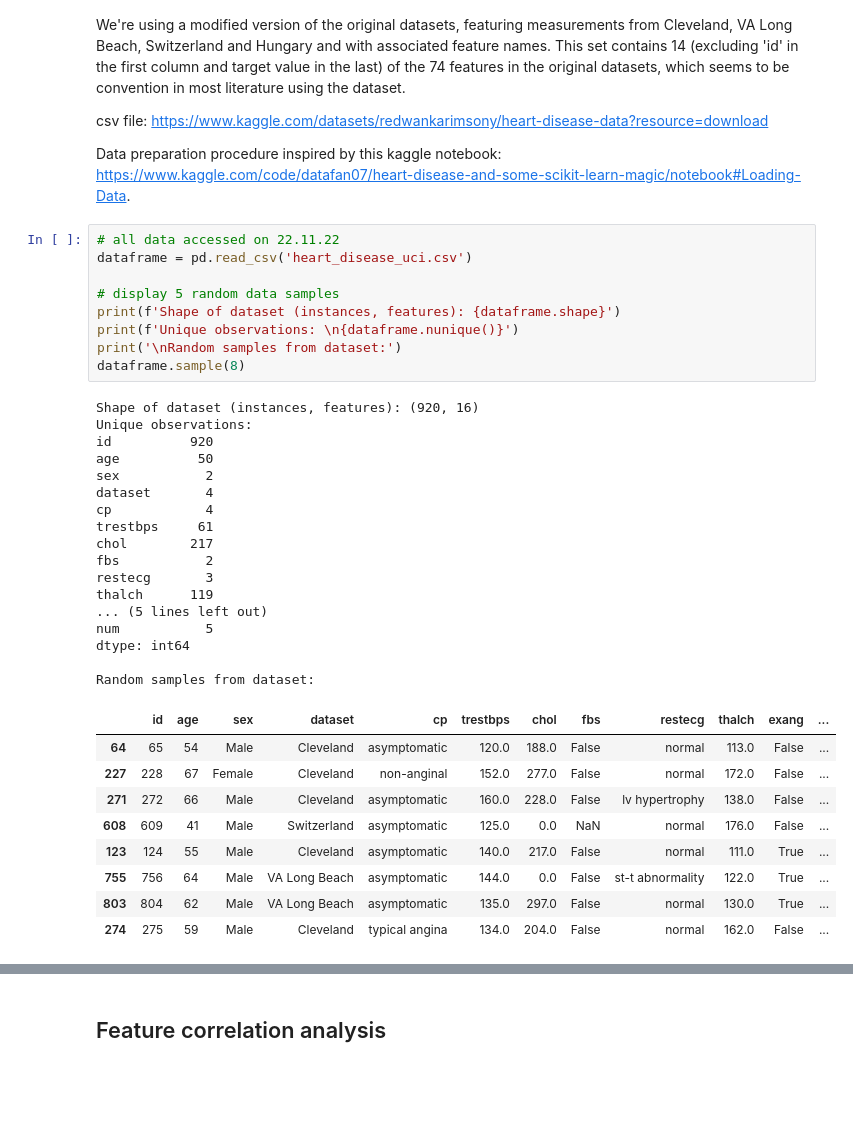
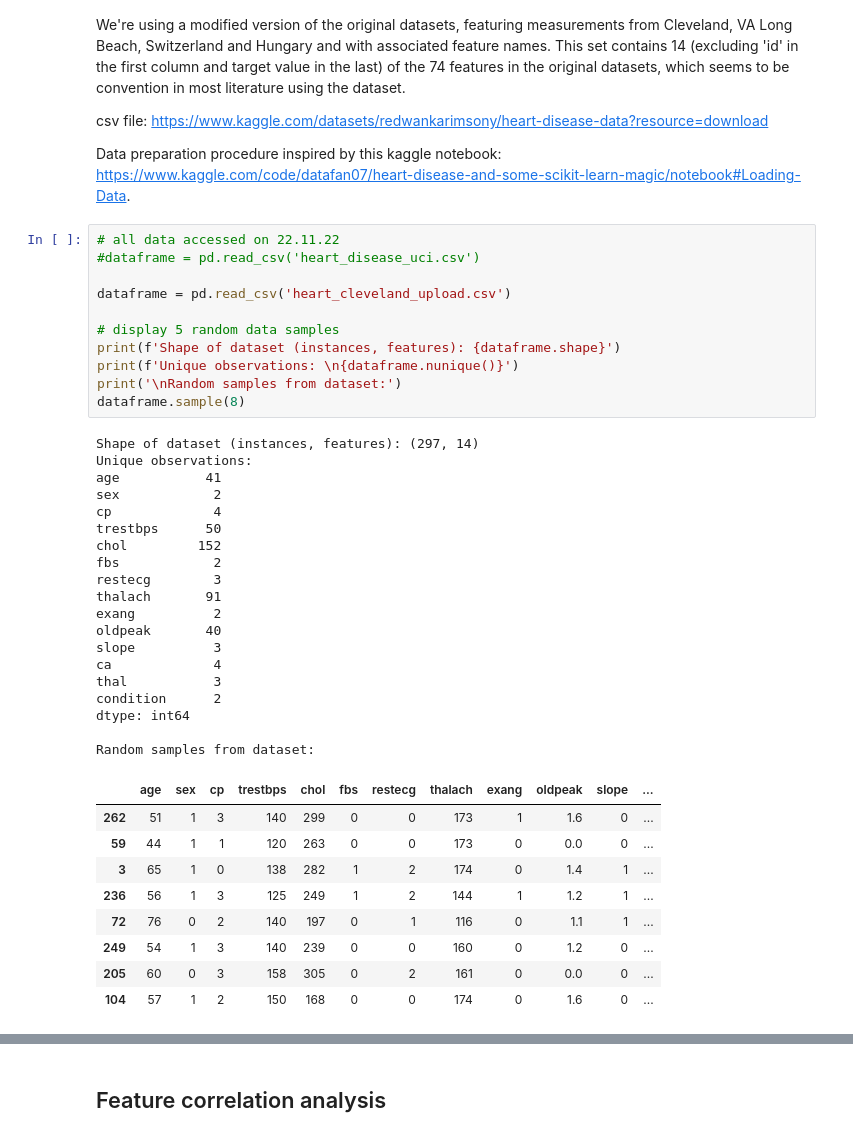
Before and after one commit to lassetotl/fys-stk, a Jupyter notebook: project 3/Dataprep_A.ipynb, the cells around one changed output, grey strips where cells are left out. Drawn from its saved outputs; the diff is of its cells as text; blank space fills up the shorter version.

```diff
--- a/project 3/Dataprep_A.ipynb
+++ b/project 3/Dataprep_A.ipynb
@@ -24,40 +24,44 @@ csv file: https://www.kaggle.com/datasets/redwankarimsony/heart-disease-data?res
 Data preparation procedure inspired by this kaggle notebook: https://www.kaggle.com/code/datafan07/heart-disease-and-some-scikit-learn-magic/notebook#Loading-Data.
 # %%
 # all data accessed on 22.11.22
-dataframe = pd.read_csv('heart_disease_uci.csv')
+#dataframe = pd.read_csv('heart_disease_uci.csv')
+
+dataframe = pd.read_csv('heart_cleveland_upload.csv')
 
 # display 5 random data samples
 print(f'Shape of dataset (instances, features): {dataframe.shape}')
 print(f'Unique observations: \n{dataframe.nunique()}')
 print('\nRandom samples from dataset:')
 dataframe.sample(8)
 # %% [output]
-Shape of dataset (instances, features): (920, 16)
+Shape of dataset (instances, features): (297, 14)
 Unique observations:
-id          920
-age          50
-sex           2
-dataset       4
-cp            4
-trestbps     61
-chol        217
-fbs           2
-restecg       3
-thalch      119
-... (5 lines left out)
-num           5
+age           41
+sex            2
+cp             4
+trestbps      50
+chol         152
+fbs            2
+restecg        3
+thalach       91
+exang          2
+oldpeak       40
+slope          3
+ca             4
+thal           3
+condition      2
 dtype: int64
 
 Random samples from dataset:
-|  | id | age | sex | dataset | cp | trestbps | chol | fbs | restecg | thalch | exang | ... |
-| 64 | 65 | 54 | Male | Cleveland | asymptomatic | 120.0 | 188.0 | False | normal | 113.0 | False | ... |
-| 227 | 228 | 67 | Female | Cleveland | non-anginal | 152.0 | 277.0 | False | normal | 172.0 | False | ... |
-| 271 | 272 | 66 | Male | Cleveland | asymptomatic | 160.0 | 228.0 | False | lv hypertrophy | 138.0 | False | ... |
-| 608 | 609 | 41 | Male | Switzerland | asymptomatic | 125.0 | 0.0 | NaN | normal | 176.0 | False | ... |
-| 123 | 124 | 55 | Male | Cleveland | asymptomatic | 140.0 | 217.0 | False | normal | 111.0 | True | ... |
-| 755 | 756 | 64 | Male | VA Long Beach | asymptomatic | 144.0 | 0.0 | False | st-t abnormality | 122.0 | True | ... |
-| 803 | 804 | 62 | Male | VA Long Beach | asymptomatic | 135.0 | 297.0 | False | normal | 130.0 | True | ... |
-| 274 | 275 | 59 | Male | Cleveland | typical angina | 134.0 | 204.0 | False | normal | 162.0 | False | ... |
+|  | age | sex | cp | trestbps | chol | fbs | restecg | thalach | exang | oldpeak | slope | ... |
+| 262 | 51 | 1 | 3 | 140 | 299 | 0 | 0 | 173 | 1 | 1.6 | 0 | ... |
+| 59 | 44 | 1 | 1 | 120 | 263 | 0 | 0 | 173 | 0 | 0.0 | 0 | ... |
+| 3 | 65 | 1 | 0 | 138 | 282 | 1 | 2 | 174 | 0 | 1.4 | 1 | ... |
+| 236 | 56 | 1 | 3 | 125 | 249 | 1 | 2 | 144 | 1 | 1.2 | 1 | ... |
+| 72 | 76 | 0 | 2 | 140 | 197 | 0 | 1 | 116 | 0 | 1.1 | 1 | ... |
+| 249 | 54 | 1 | 3 | 140 | 239 | 0 | 0 | 160 | 0 | 1.2 | 0 | ... |
+| 205 | 60 | 0 | 3 | 158 | 305 | 0 | 2 | 161 | 0 | 0.0 | 0 | ... |
+| 104 | 57 | 1 | 2 | 150 | 168 | 0 | 0 | 174 | 0 | 1.6 | 0 | ... |
 # %% [markdown]
 Feature documentation: \
 \
```
Also changed, not shown: parts of 5 cells of this notebook, 1 other file.
